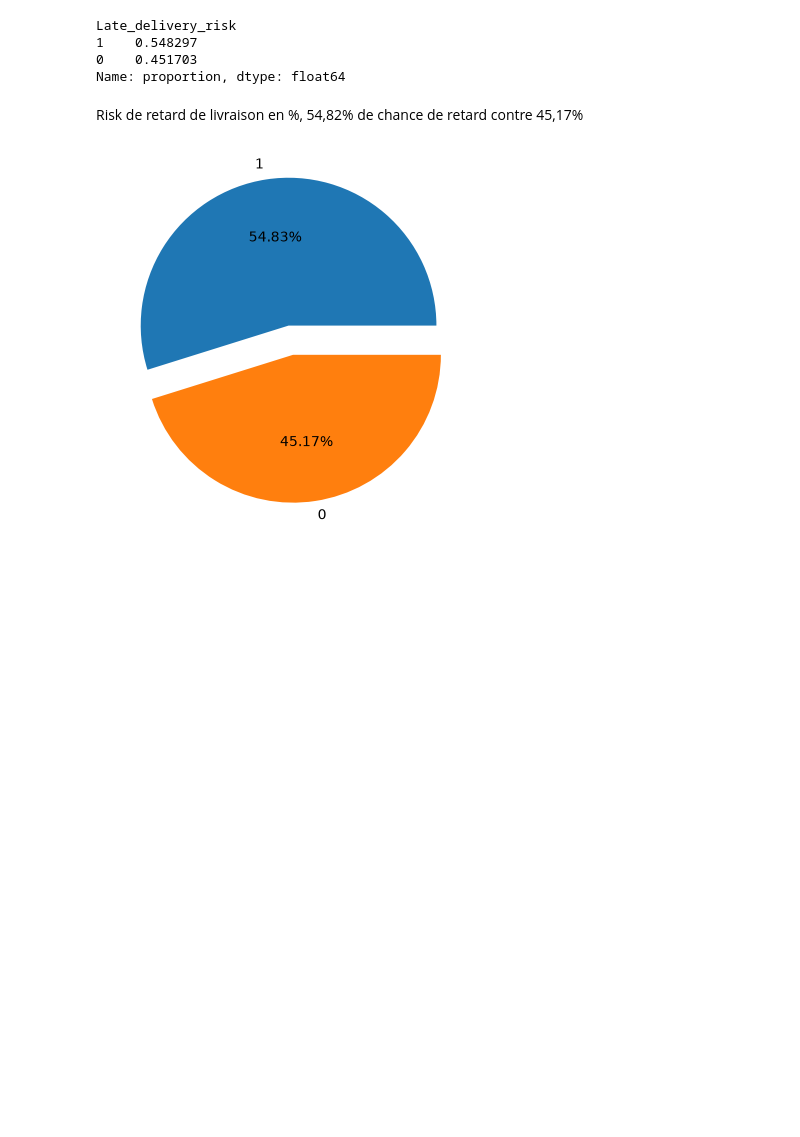
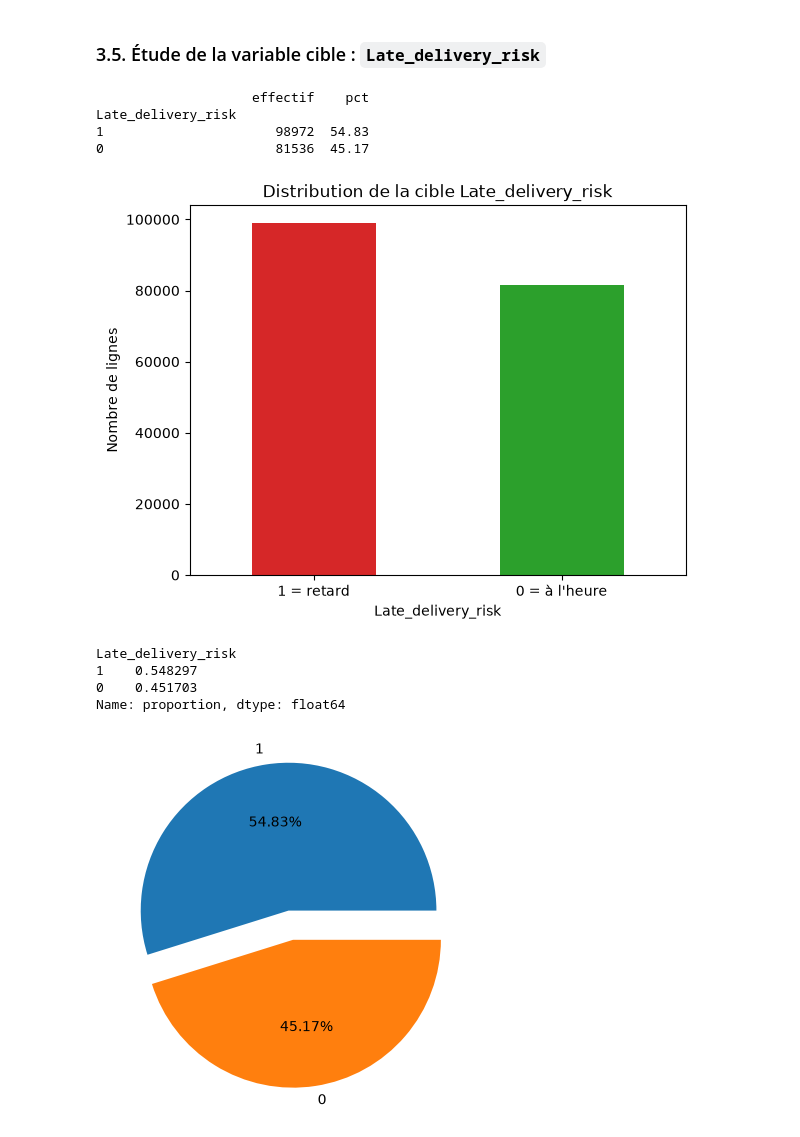
Before and after one commit to Nogarrr/Project-Supply-Chain, a Jupyter notebook: notebook_EDA_Supplychain.ipynb, the cells around one changed output. Saved outputs shown, nothing was run; the diff lists cells and outputs as text; code cells hidden in the pictures; blank space fills up the shorter version.

```diff
--- a/notebook_EDA_Supplychain.ipynb
+++ b/notebook_EDA_Supplychain.ipynb
@@ -65,3 +269,21 @@ print(df.shape)
+# %% [markdown]
+### 3.5. Étude de la variable cible : `Late_delivery_risk`
+# %%
+effectifs = df["Late_delivery_risk"].value_counts()
+proportions = df["Late_delivery_risk"].value_counts(normalize=True) * 100
+print(pd.DataFrame({"effectif": effectifs, "pct": proportions.round(2)}))
+
+effectifs.plot(kind="bar", color=["tab:red", "tab:green"])
+plt.xticks([0, 1], ["1 = retard", "0 = à l'heure"], rotation=0)
+plt.ylabel("Nombre de lignes")
+plt.title("Distribution de la cible Late_delivery_risk")
+plt.show()
+# %% [output]
+                    effectif    pct
+Late_delivery_risk
+1                      98972  54.83
+0                      81536  45.17
+[figure, added]
 # %%
 df["Late_delivery_risk"].value_counts() #compte le nombre de valeurs uniques dans la colonne "Late_delivery_risk"
 df["Late_delivery_risk"].value_counts(normalize=True) #affiche le pourcentage de valeurs uniques dans la colonne "Late_delivery_risk"
@@ -70,8 +292,6 @@ Late_delivery_risk
 1    0.548297
 0    0.451703
 Name: proportion, dtype: float64
-# %% [markdown]
-Risk de retard de livraison en %, 54,82% de chance de retard contre 45,17%
 # %%
 Late_delivery_risk = df["Late_delivery_risk"].value_counts()
 Late_delivery_risk.plot.pie(
```
Also changed, not shown: parts of 105 cells of this notebook.
